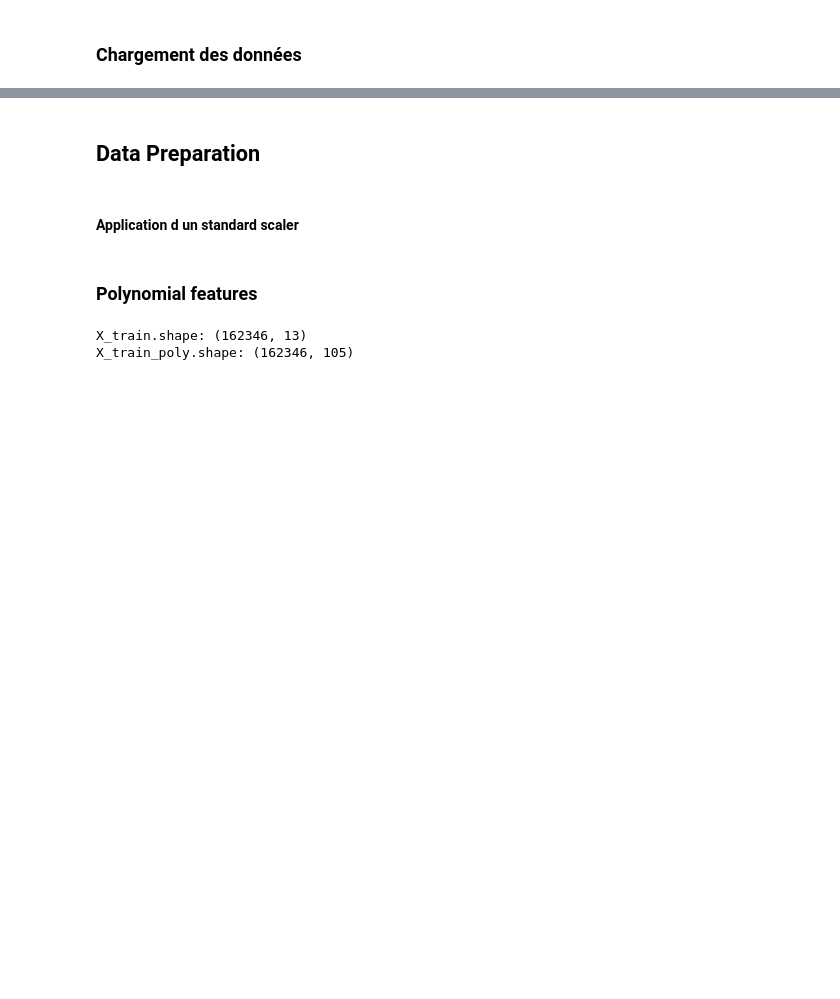
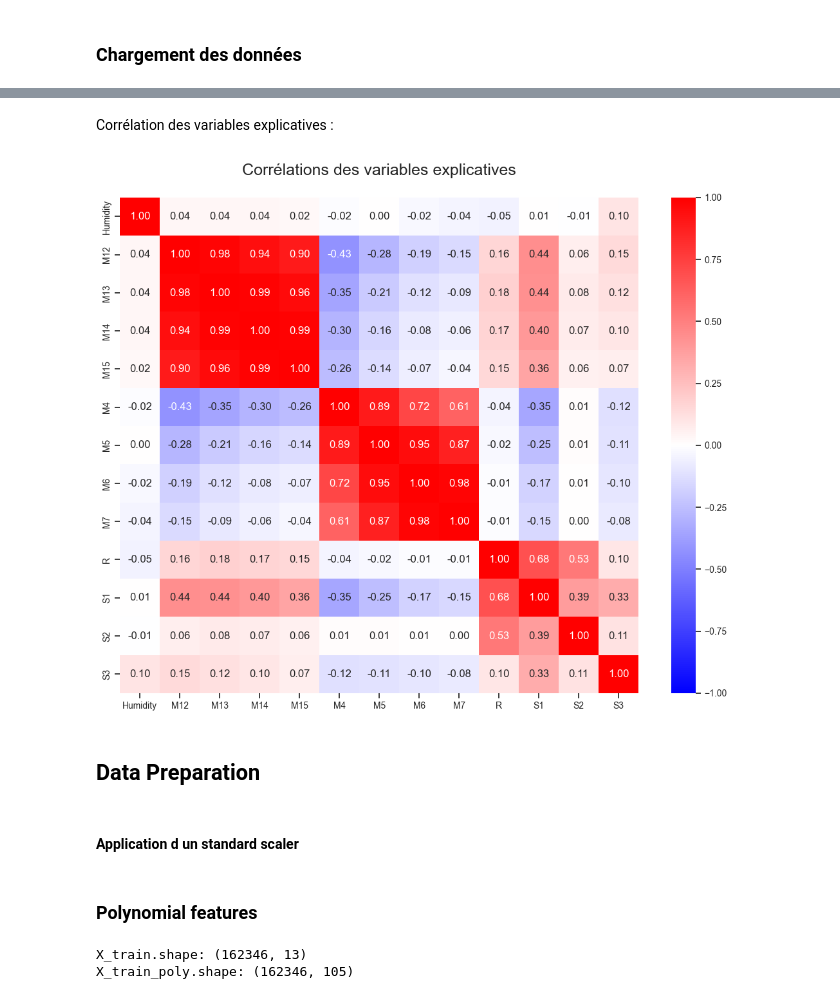
Before and after one commit to baptistedfr/Identification-Gaz-Toxiques-BERTIN, a Jupyter notebook: exemple.ipynb, the cells around one changed output, grey strips where cells are left out. Saved outputs shown, nothing was run; the diff lists cells and outputs as text; code cells hidden in the pictures; blank space fills up the shorter version.

```diff
--- a/exemple.ipynb
+++ b/exemple.ipynb
@@ -25,3 +116,13 @@ test_data = pd.read_csv('data/x_test.csv')
+# %% [markdown]
+Corrélation des variables explicatives :
+# %%
+correlations = df_display.corr()
+plt.figure(figsize=(13, 10))
+sns.heatmap(correlations, annot=True, cmap='bwr', vmin=-1, vmax=1, fmt=".2f", annot_kws={"size": 12})
+plt.title('Corrélations des variables explicatives\n', fontsize=18)
+plt.show()
+# %% [output]
+[figure, added]
 # %%
 def custom_weighted_rmse(y_true, y_pred):
     weights = np.where(y_true < 0.5, 1, 1.2)
```
Also changed, not shown: parts of 22 cells of this notebook.
